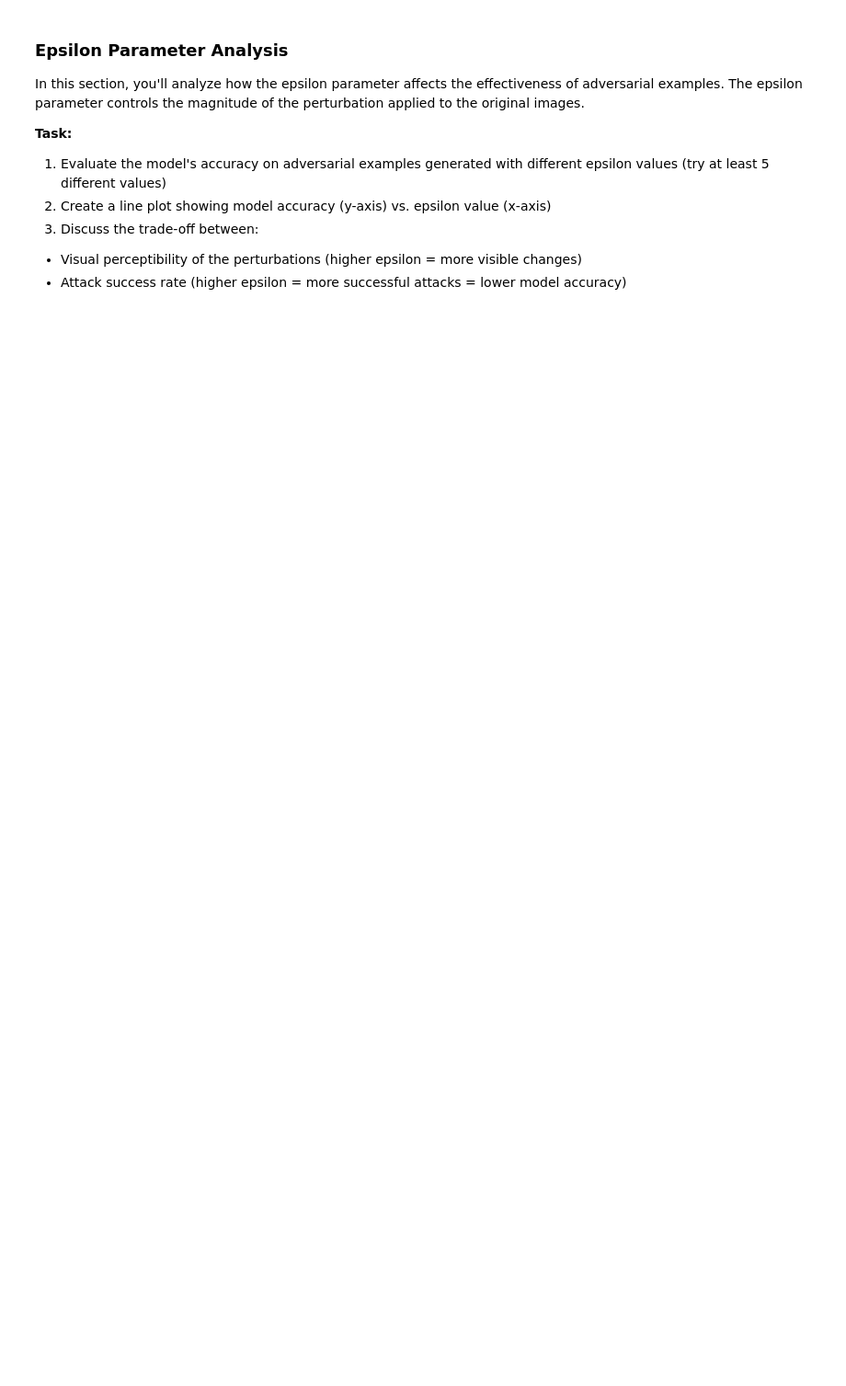
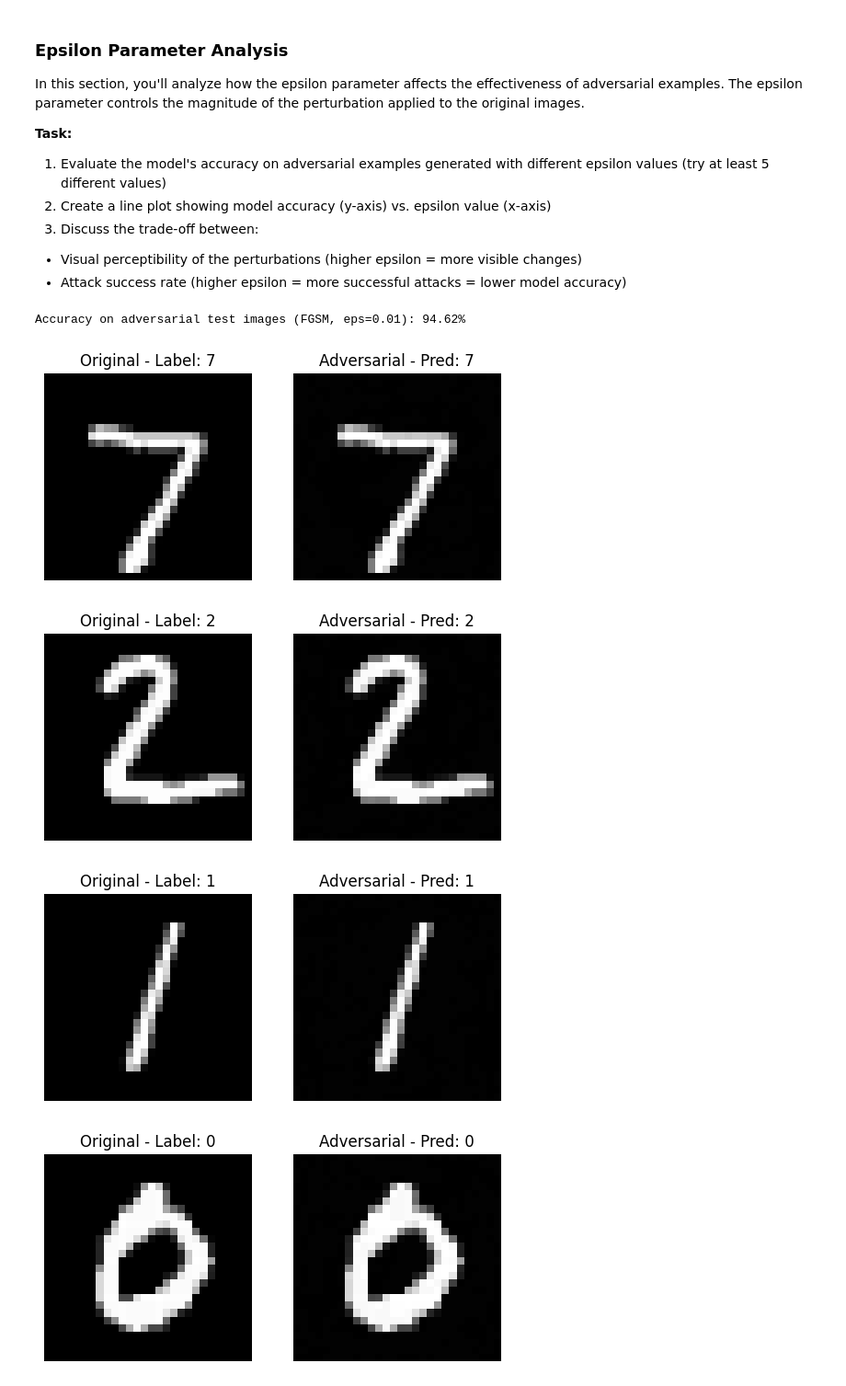
Before and after one commit to pawlowiczf/Stochastic-Methods-in-Machine-Learning, a Jupyter notebook: 03-adversarial-examples/lab.ipynb, the cells around one changed output. Shown at 92% size. Saved outputs shown, nothing was run; the diff lists cells and outputs as text; code cells hidden in the pictures; blank space fills up the shorter version.

```diff
--- a/03-adversarial-examples/lab.ipynb
+++ b/03-adversarial-examples/lab.ipynb
@@ -480,3 +445,53 @@ for i in range(5):
 3. Discuss the trade-off between:
 - Visual perceptibility of the perturbations (higher epsilon = more visible changes)
 - Attack success rate (higher epsilon = more successful attacks = lower model accuracy)
+# %%
+eps = 0.01
+
+correct = 0
+total = 0
+for images, labels in test_loader:
+    # Generate adversarial images
+    adv_images = fgsm_attack(model, images, labels, eps)
+
+    # Re-classify
+    outputs = model(adv_images.to(device))
+    _, predicted = torch.max(outputs.data, 1)
+
+    total += labels.size(0)
+    correct += (predicted.cpu() == labels).sum().item()
+
+adv_acc = 100 * correct / total
+print(f"Accuracy on adversarial test images (FGSM, eps={eps}): {adv_acc:.2f}%")
+
+###
+
+examples = iter(test_loader)
+example_images, example_labels = next(examples)
+example_images = example_images[:5]
+example_labels = example_labels[:5]
+
+adv_ex = fgsm_attack(model, example_images, example_labels, eps)
+
+for i in range(5):
+    plt.figure()
+
+    plt.subplot(1, 2, 1)
+    plt.title(f"Original - Label: {example_labels[i].item()}")
+    plt.imshow(example_images[i][0].cpu(), cmap="gray")
+    plt.axis("off")
+
+    adv_label_out = model(adv_ex[i].unsqueeze(0))
+    _, adv_pred = torch.max(adv_label_out, 1)
+    plt.subplot(1, 2, 2)
+    plt.title(f"Adversarial - Pred: {adv_pred.item()}")
+    plt.imshow(adv_ex[i][0].detach().cpu(), cmap="gray")
+    plt.axis("off")
+
+    plt.show()
+# %% [output]
+Accuracy on adversarial test images (FGSM, eps=0.01): 94.62%
+[figure, added]
+[figure, added]
+[figure, added]
+[figure, added]
```
Also changed, not shown: parts of 19 cells of this notebook, 1 other file.
